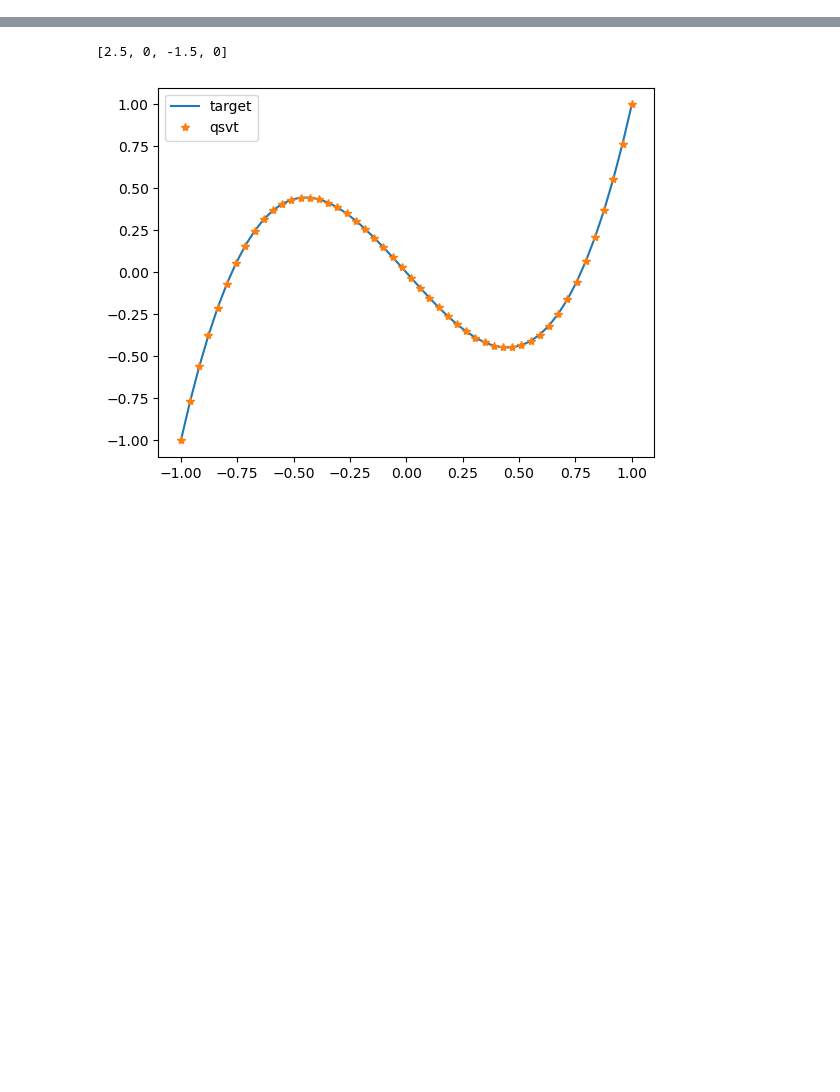
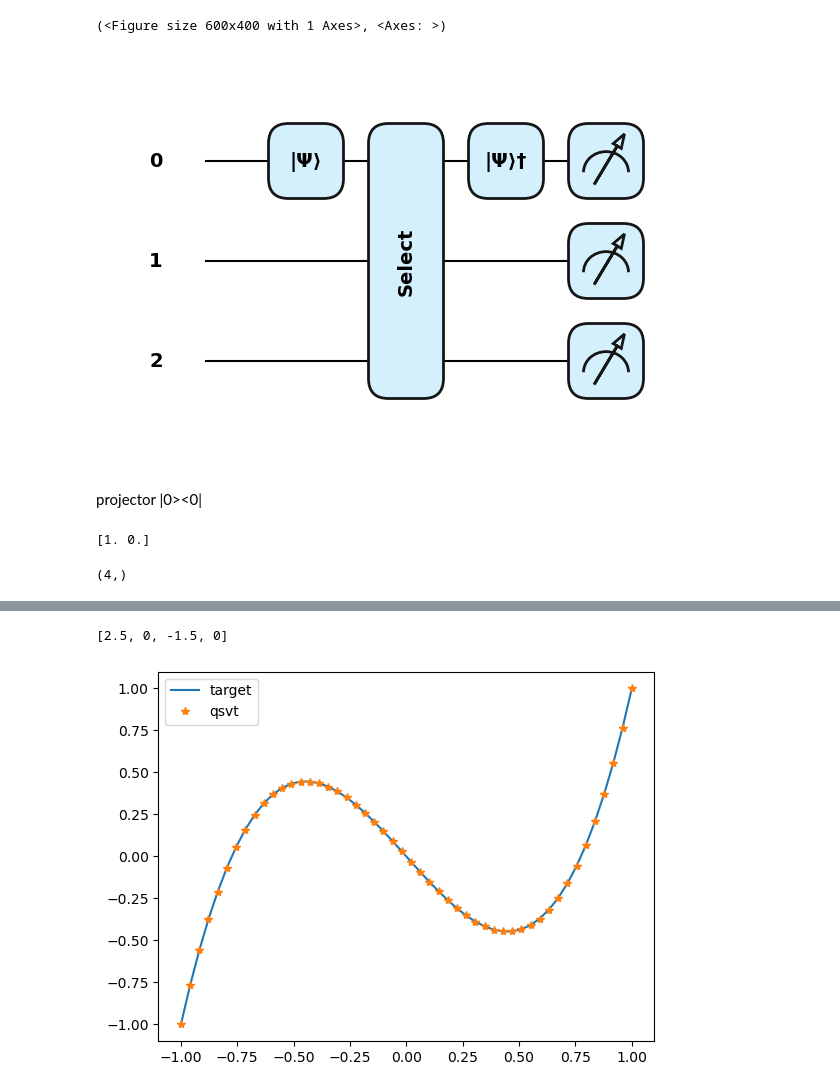
Before and after one commit to schauu/vqe_U, a Jupyter notebook: Qubitization/lcu.ipynb, the cells around one changed output, grey strips where cells are left out. Saved outputs shown, nothing was run; the diff lists cells and outputs as text; code cells hidden in the pictures; blank space fills up the shorter version.

```diff
--- a/Qubitization/lcu.ipynb
+++ b/Qubitization/lcu.ipynb
@@ -63,0 +204,76 @@ Estimated eigenvalue ≈ -1.0
+# %%
+dev2 = qml.device("default.qubit", wires=3)
+a = 0.25
+b = 0.75
+
+# matrix to be decomposed
+A = np.array(
+    [[a,  0, 0,  b],
+     [0, -a, b,  0],
+     [0,  b, a,  0],
+     [b,  0, 0, -a]]
+)
+
+LCU = qml.pauli_decompose(A)
+LCU_coeffs, LCU_ops = LCU.terms()
+# normalized square roots of coefficients
+alphas = (np.sqrt(LCU_coeffs) / np.linalg.norm(np.sqrt(LCU_coeffs)))
+# unitaries
+ops = LCU_ops
+# relabeling wires: 0 → 1, and 1 → 2
+unitaries = [qml.map_wires(op, {0: 1, 1: 2}) for op in ops]
+@qml.qnode(dev2)
+def lcu_circuit():  # block_encode
+    # PREP
+    qml.StatePrep(alphas, wires=0)
+
+    # SEL
+    qml.Select(unitaries, control=0)
+
+    # PREP_dagger
+    qml.adjoint(qml.StatePrep(alphas, wires=0))
+    return qml.state()
+
+circuit_diagram = qml.draw_mpl(lcu_circuit, style='pennylane')
+print(circuit_diagram())
+# %% [output]
+(<Figure size 600x400 with 1 Axes>, <Axes: >)
+[figure, added]
+# %% [markdown]
+projector |0><0|
+# %%
+## projector
+import pennylane as qml
+import numpy as np
+
+# 定义量子设备
+dev = qml.device('default.qubit', wires=2)
+
+# 投影算符示例（Pauli-Z 和 Identity 的线性组合）
+coeffs = np.array([1/2, 1/2])
+proj_unitaries = [qml.Identity(0), qml.PauliZ(0)]
+
+# 使用 Qubitization 进行投影算符的量子化
+@qml.qnode(dev)
+def qubitization_circuit():
+    # 使用 Qubitization 类来进行 qubitization
+    qml.Hadamard(0)
+    qml.RX(np.pi/2,[0])
+    qml.Qubitization(qml.dot(coeffs,proj_unitaries), [1])  # 使用投影算符
+
+    # 返回最终的量子态
+    return qml.state()
+
+# 绘制电路图
+circuit_diagram = qml.draw_mpl(qubitization_circuit, style='pennylane')
+
+# 执行并打印量子态
+state = qubitization_circuit()[:2**1].real
+state/=np.linalg.norm(state)
+print(state)
+
+
+qubitization_circuit().shape
+# %% [output]
+[1. 0.]
+(4,)
```
Also changed, not shown: parts of 28 cells of this notebook, 1 other file.
